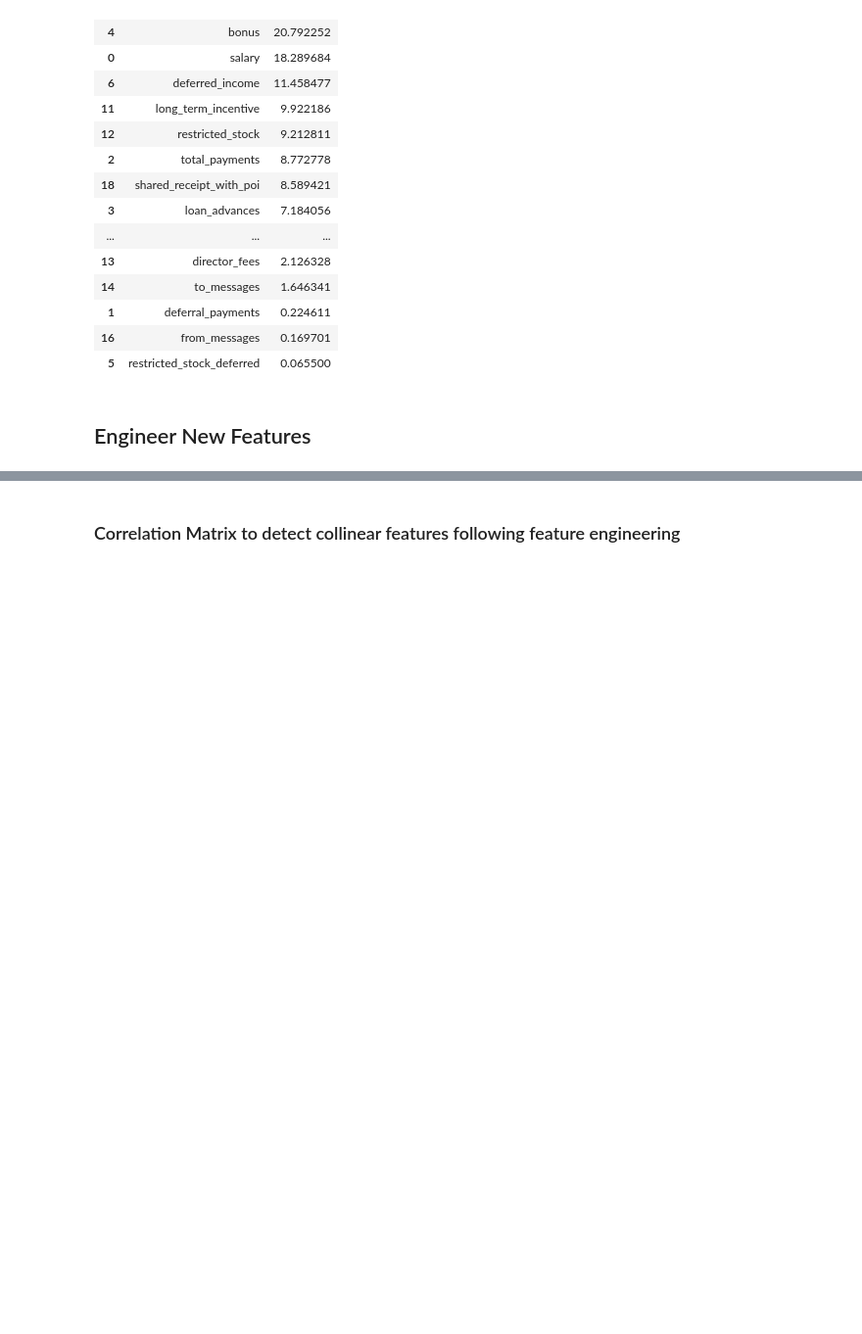
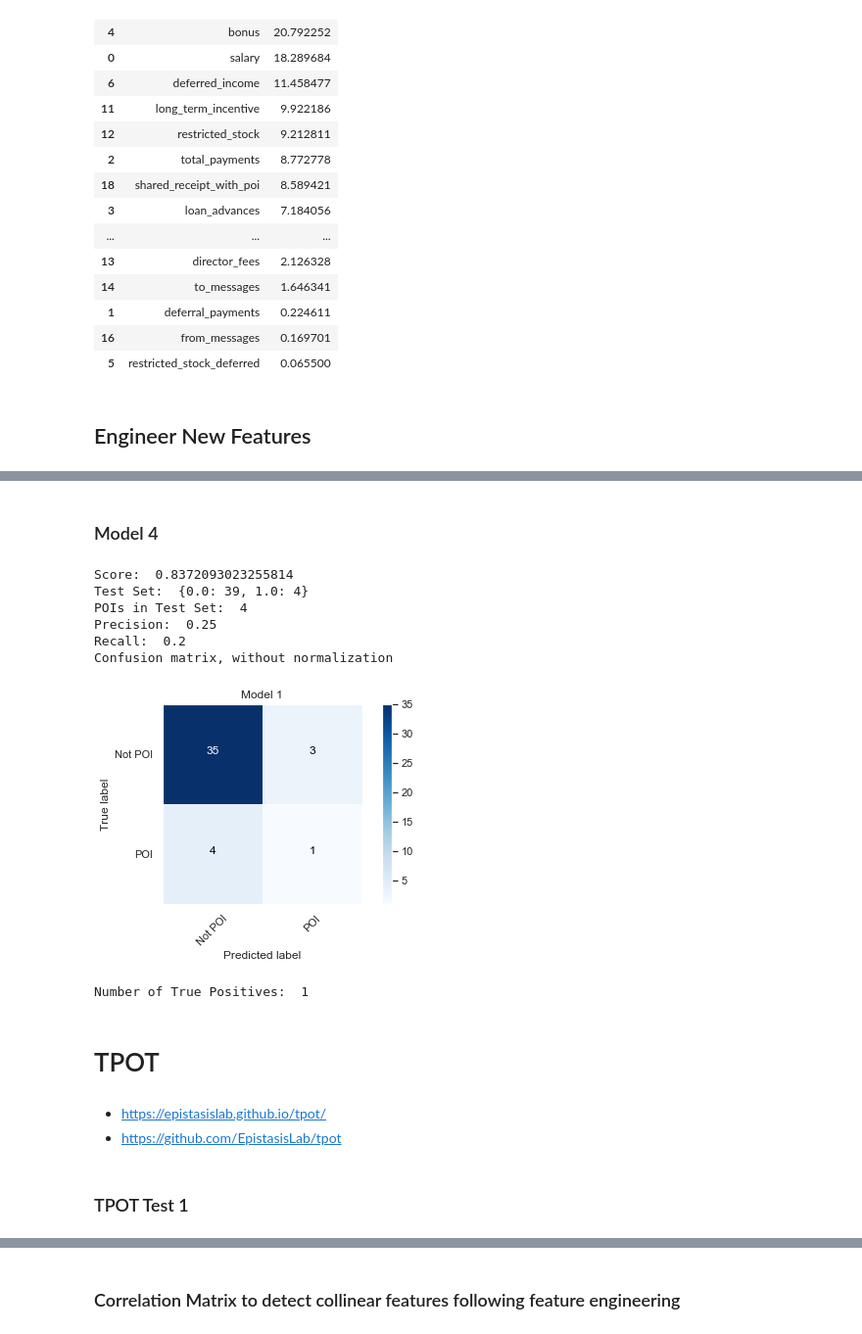
Before and after one commit to trenton3983/ud120-projects, a Jupyter notebook: ML_Project_Research.ipynb, the cells around one changed output, grey strips where cells are left out. Shown: that part at 98% size. Saved outputs shown, nothing was run; the diff lists cells and outputs as text; code cells hidden in the pictures; blank space fills up the shorter version.

```diff
--- a/ML_Project_Research.ipynb
+++ b/ML_Project_Research.ipynb
@@ -245,0 +401,22 @@ select_k_best(features=features, labels=labels)
+# %% [markdown]
+### Model 4
+# %%
+dt = DecisionTreeClassifier()
+param_grid = {}
+clf = GridSearchCV(dt, param_grid)
+
+model_response(clf)
+# %% [output]
+Score:  0.8372093023255814
+Test Set:  {0.0: 39, 1.0: 4}
+POIs in Test Set:  4
+Precision:  0.25
+Recall:  0.2
+Confusion matrix, without normalization
+[figure, added]
+Number of True Positives:  1
+# %% [markdown]
+# TPOT
+# %% [markdown]
+* https://epistasislab.github.io/tpot/
+* https://github.com/EpistasisLab/tpot
@@ -245,0 +426,2 @@ select_k_best(features=features, labels=labels)
+# %% [markdown]
+### TPOT Test 1
```
Also changed, not shown: parts of 33 cells of this notebook.
